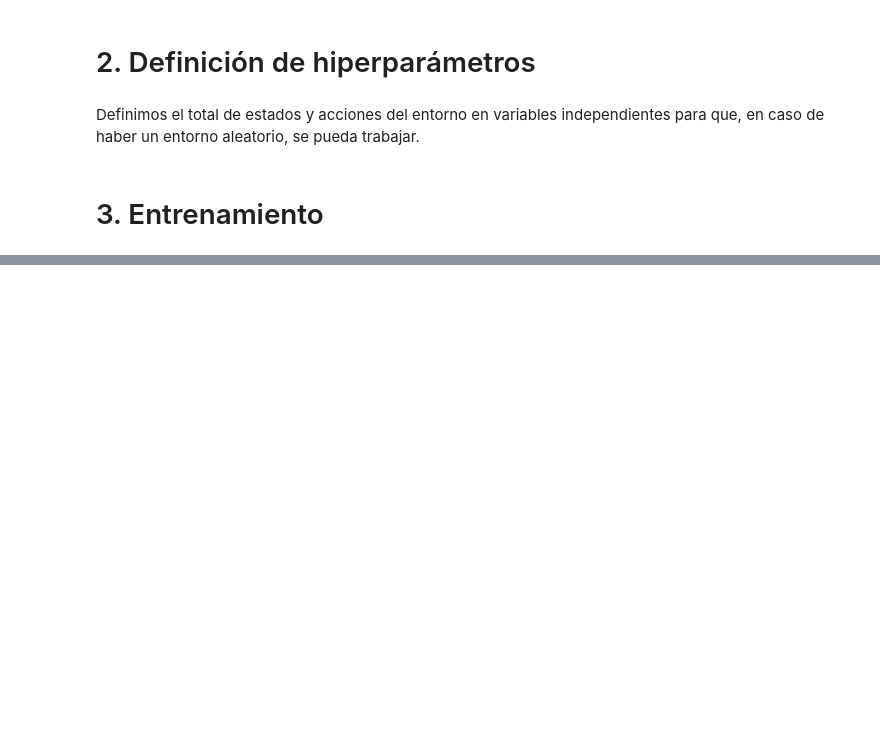
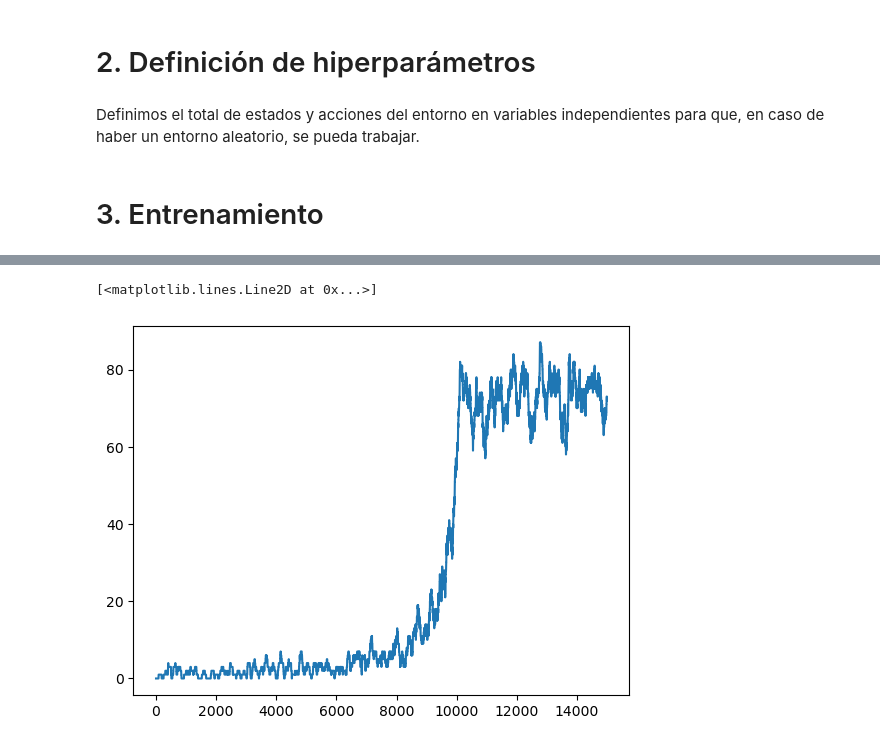
Before and after one commit to lcoronelh/Frozen-lake, a Jupyter notebook: DSCESP0924_Actividad_RL_Grupo_XX.ipynb, the cells around one changed output, grey strips where cells are left out. Cells and saved outputs as stored; diff of their text form; code cells hidden in the pictures; blank space fills up the shorter version.

```diff
--- a/DSCESP0924_Actividad_RL_Grupo_XX.ipynb
+++ b/DSCESP0924_Actividad_RL_Grupo_XX.ipynb
@@ -106,2 +87,6 @@ total_rewards = []
+# %%
+Q = np.zeros((env.observation_space.n, env.action_space.n))
+# %%
+rewards_per_episode = np.zeros(episodes)
 # %% [markdown]
 # 3. Entrenamiento
@@ -146,0 +93,36 @@ print(Q)
+# %%
+for episode in range(episodes):
+  state = env.reset()[0]
+  terminated = False
+  truncated = False
+
+  while(not terminated and not truncated):
+    if rng.random() < epsilon:
+      action = env.action_space.sample()
+    else:
+      action = np.argmax(Q[state, :])
+
+    new_state, reward, terminated, truncated, info = env.step(action)
+
+    Q[state,action] = Q[state,action] + learning_rate_a * (
+                    reward + discount_factor_g * np.max(Q[new_state,:]) - Q[state,action]
+                )
+    state = new_state
+    if terminated or truncated:
+      break
+
+  epsilon = max(epsilon - epsilon_decay_rate, 0)
+
+  if(epsilon==0):
+    learning_rate_a = 0.00001
+
+  if reward == 1:
+      rewards_per_episode[episode] = 1
+
+  # Clear_output(wait=True)  # Limpia la salida anterior comentado por exceso de tiempo de ejecución
+  # print(env.render())      # Renderiza el nuevo estado, descomentar para ver la ejecución
+  if episode % 1000 == 0:
+    print(f"Episodio número: {episode}.")
+    print(f"Total de veces llegado a la meta: {sum(rewards_per_episode)}.")
+    print(f"Valor de epsilon: {epsilon}")
+  # time.sleep(0.5) # Descomentar si se quiere ver el resultado poco a poco
@@ -146,0 +147,8 @@ print(Q)
+# %%
+sum_rewards = np.zeros(episodes)
+for t in range(episodes):
+  sum_rewards[t] = np.sum(rewards_per_episode[max(0, t-100):(t+1)])
+plt.plot(sum_rewards)
+# %% [output]
+[<matplotlib.lines.Line2D at 0x...>]
+[figure, added]
```
Also changed, not shown: parts of 15 cells of this notebook, 3 other files.
